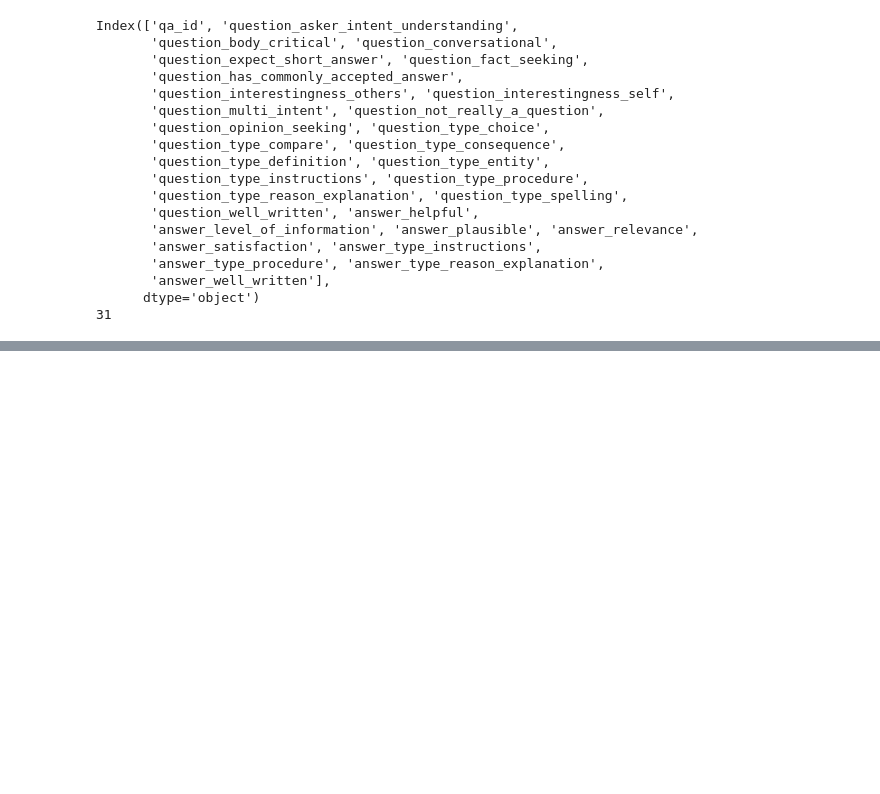
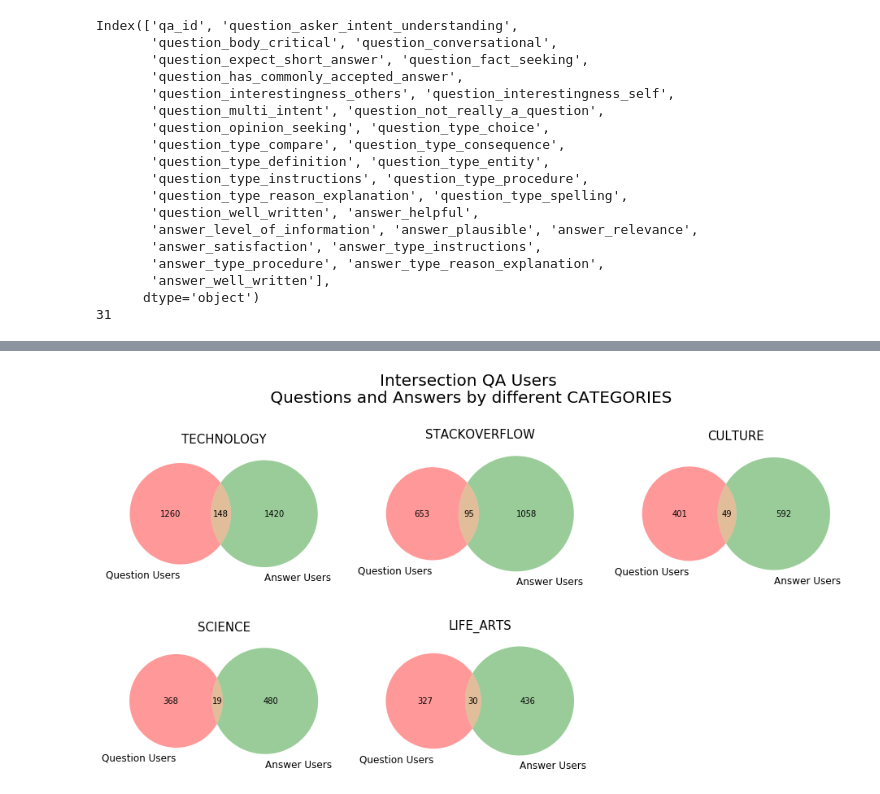
Before and after one commit to prakhar154/GoogleQuestQ-ALabeling, a Jupyter notebook: code.ipynb, the cells around one changed output, grey strips where cells are left out. Drawn from its saved outputs; the diff is of its cells as text; code cells hidden in the pictures; blank space fills up the shorter version.

```diff
--- a/code.ipynb
+++ b/code.ipynb
@@ -120,0 +184,17 @@ AttributeError: 'DataFrame' object has no attribute 'host'
+# %%
+grid = gridspec.GridSpec(3, 3)
+plt.figure(figsize=(16, 3*4))
+
+plt.suptitle('Intersection QA Users\n Questions and Answers by different CATEGORIES', size=20)
+
+for n, col in enumerate(train['category'].value_counts().index):
+    ax = plt.subplot(grid[n])
+    venn2([set(train[train.category == col]['question_user_name'].value_counts().index),
+          set(train[train.category == col]['answer_user_name'].value_counts().index)],
+         set_labels=('Question Users', 'Answer Users'))
+    ax.set_title(str(col), fontsize=15)
+
+plt.subplots_adjust(top=.9, hspace=.1)
+plt.show()
+# %% [output]
+[figure, added]
```
Also changed, not shown: parts of 7 cells of this notebook.
